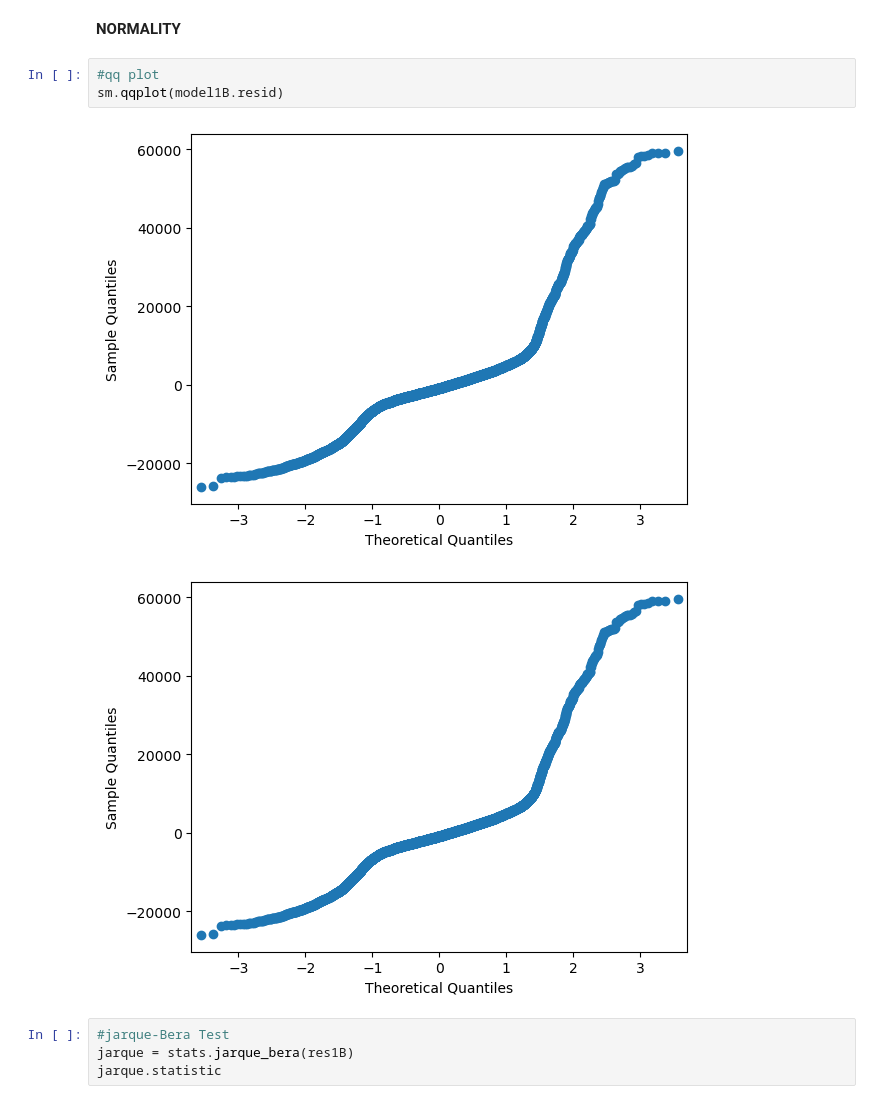
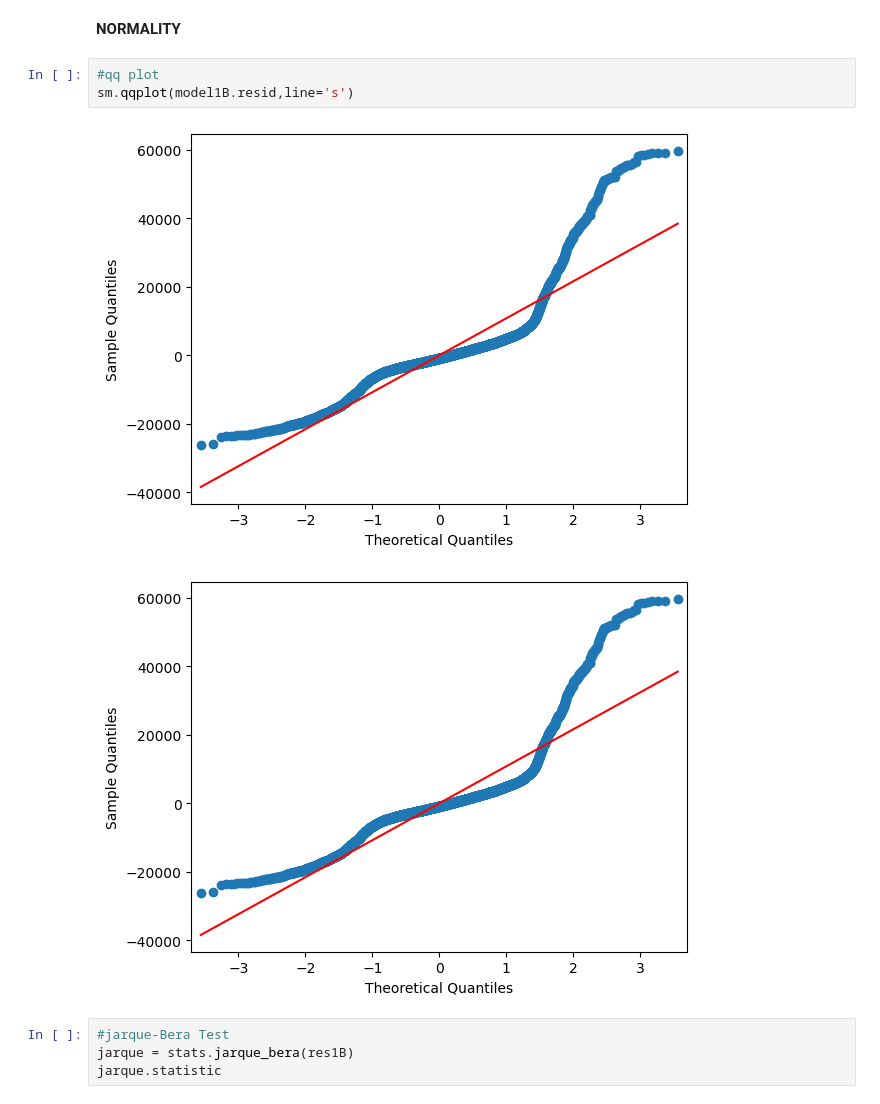
Before and after one commit to rishimo/msds601-project, a Jupyter notebook: david_notebook.ipynb, the cells around one changed output. Cells and saved outputs as stored; diff of their text form.

Commit message:
added lines to qqplot

```diff
--- a/david_notebook.ipynb
+++ b/david_notebook.ipynb
@@ -389,10 +389,10 @@ There is a significant evidence of heterocedasticity.
 <b> NORMALITY</B>
 # %%
 #qq plot
-sm.qqplot(model1B.resid)
+sm.qqplot(model1B.resid,line='s')
 # %% [output]
-[figure, old version]
+[figure, new version]
-[figure, old version]
+[figure, new version]
 # %%
 #jarque-Bera Test
 jarque = stats.jarque_bera(res1B)
```
Also changed, not shown: parts of 2 cells of this notebook.
